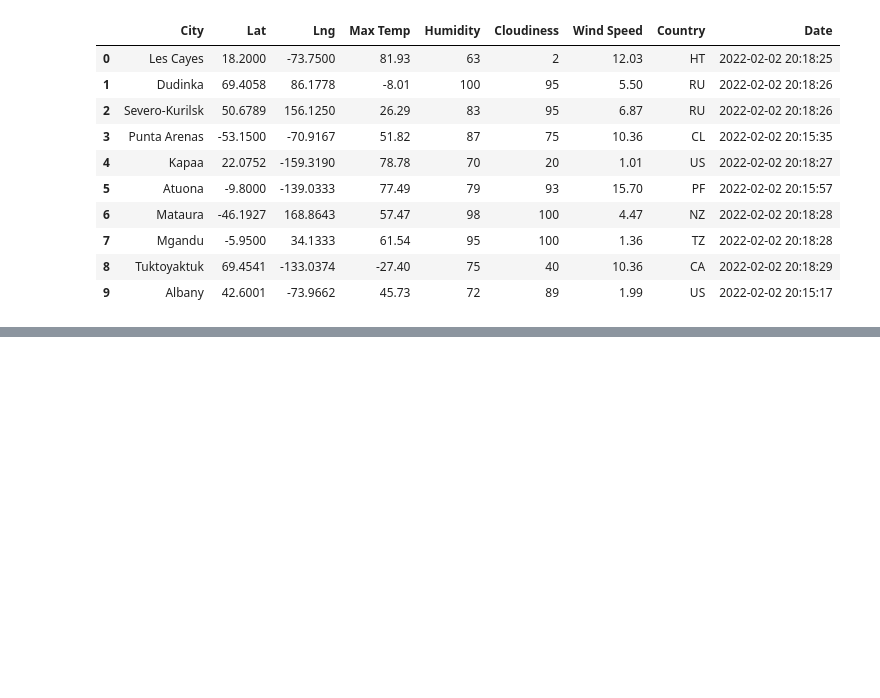
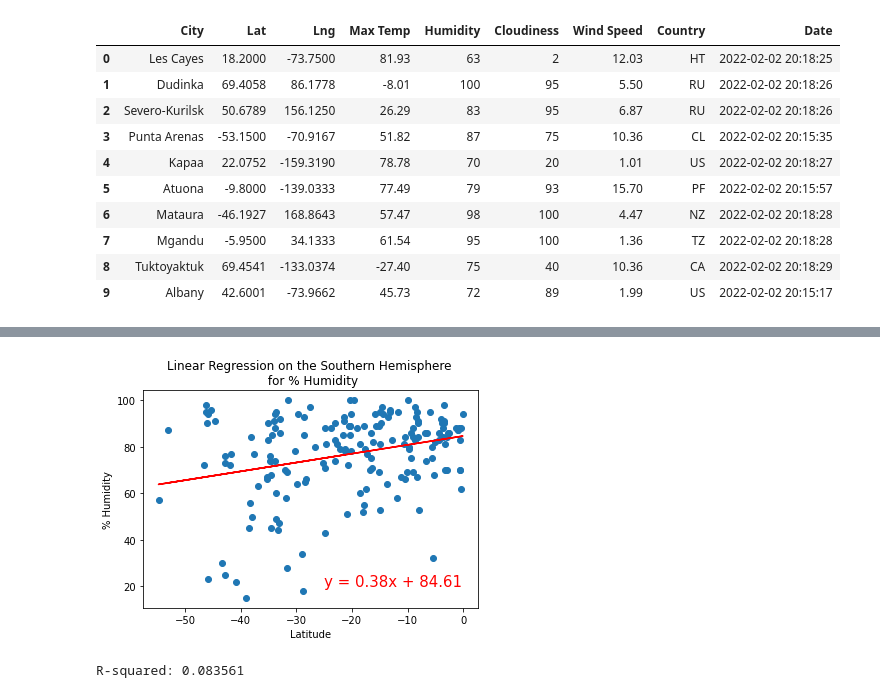
Before and after one commit to bartblack13/World_Weather_Analysis, a Jupyter notebook: WeatherPy.ipynb, the cells around one changed output, grey strips where cells are left out. Saved outputs shown, nothing was run; the diff lists cells and outputs as text; code cells hidden in the pictures; blank space fills up the shorter version.

```diff
--- a/WeatherPy.ipynb
+++ b/WeatherPy.ipynb
@@ -319,0 +426,12 @@ plt.show()
+# %%
+# Linear regression on the Southern Hemisphere
+x_values = southern_hemi_df["Lat"]
+y_values = southern_hemi_df["Humidity"]
+# Call the function.
+plot_linear_regression(x_values, y_values,
+                       'Linear Regression on the Southern Hemisphere \n for % Humidity', '% Humidity',(-25,20))
+res = stats.linregress(x_values, y_values)
+print(f"R-squared: {res.rvalue**2:.6f}" )
+# %% [output]
+[figure, added]
+R-squared: 0.083561
```
Also changed, not shown: parts of 34 cells of this notebook.
